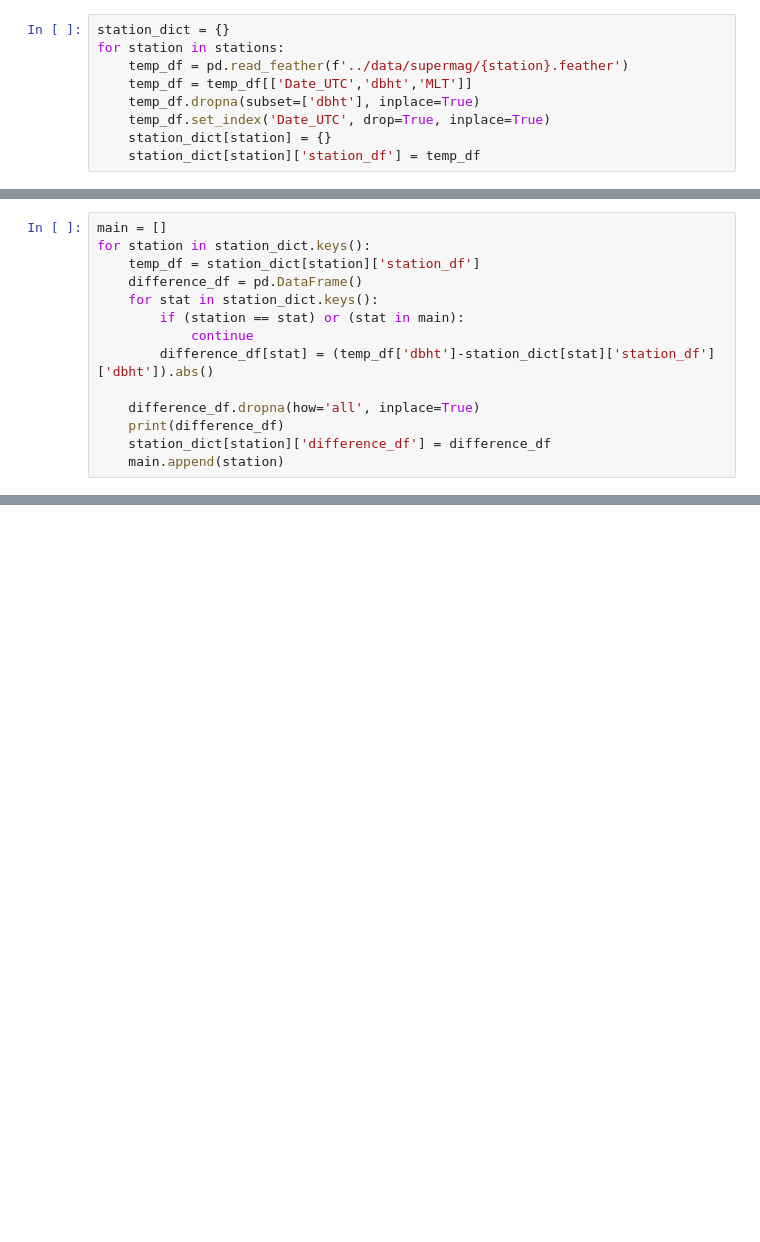
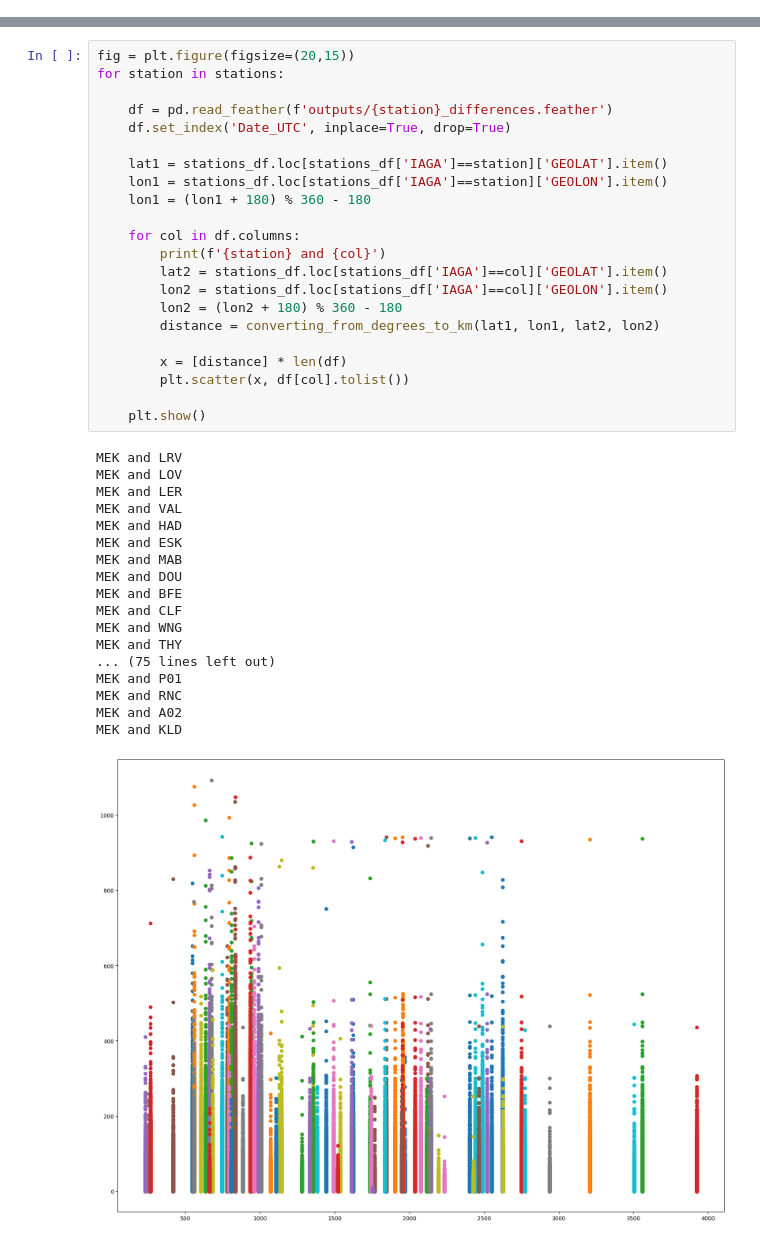
Before and after one commit to mikecoughlan/dbdt-difference-analysis, a Jupyter notebook: pilot.ipynb, the cells around one changed output, grey strips where cells are left out. Saved outputs shown, nothing was run; the diff lists cells and outputs as text; blank space fills up the shorter version.

Commit message:
updating the pilot data

```diff
--- a/pilot.ipynb
+++ b/pilot.ipynb
@@ -31,9 +41,0 @@ stations = df['IAGA'].tolist()
-# %%
-station_dict = {}
-for station in stations:
-	temp_df = pd.read_feather(f'../data/supermag/{station}.feather')
-	temp_df = temp_df[['Date_UTC','dbht','MLT']]
-	temp_df.dropna(subset=['dbht'], inplace=True)
-	temp_df.set_index('Date_UTC', drop=True, inplace=True)
-	station_dict[station] = {}
-	station_dict[station]['station_df'] = temp_df
@@ -57,14 +41,0 @@ station_dict['MEK']['station_df']
-# %%
-main = []
-for station in station_dict.keys():
-	temp_df = station_dict[station]['station_df']
-	difference_df = pd.DataFrame()
-	for stat in station_dict.keys():
-		if (station == stat) or (stat in main):
-			continue
-		difference_df[stat] = (temp_df['dbht']-station_dict[stat]['station_df']['dbht']).abs()
-
-	difference_df.dropna(how='all', inplace=True)
-	print(difference_df)
-	station_dict[station]['difference_df'] = difference_df
-	main.append(station)
@@ -90,0 +42,41 @@ Error:
+# %%
+fig = plt.figure(figsize=(20,15))
+for station in stations:
+
+	df = pd.read_feather(f'outputs/{station}_differences.feather')
+	df.set_index('Date_UTC', inplace=True, drop=True)
+
+	lat1 = stations_df.loc[stations_df['IAGA']==station]['GEOLAT'].item()
+	lon1 = stations_df.loc[stations_df['IAGA']==station]['GEOLON'].item()
+	lon1 = (lon1 + 180) % 360 - 180
+
+	for col in df.columns:
+		print(f'{station} and {col}')
+		lat2 = stations_df.loc[stations_df['IAGA']==col]['GEOLAT'].item()
+		lon2 = stations_df.loc[stations_df['IAGA']==col]['GEOLON'].item()
+		lon2 = (lon2 + 180) % 360 - 180
+		distance = converting_from_degrees_to_km(lat1, lon1, lat2, lon2)
+
+		x = [distance] * len(df)
+		plt.scatter(x, df[col].tolist())
+
+	plt.show()
+# %% [output]
+MEK and LRV
+MEK and LOV
+MEK and LER
+MEK and VAL
+MEK and HAD
+MEK and ESK
+MEK and MAB
+MEK and DOU
+MEK and BFE
+MEK and CLF
+MEK and WNG
+MEK and THY
+... (75 lines left out)
+MEK and P01
+MEK and RNC
+MEK and A02
+MEK and KLD
+[figure, added]
```
Also changed, not shown: parts of 10 cells of this notebook.
